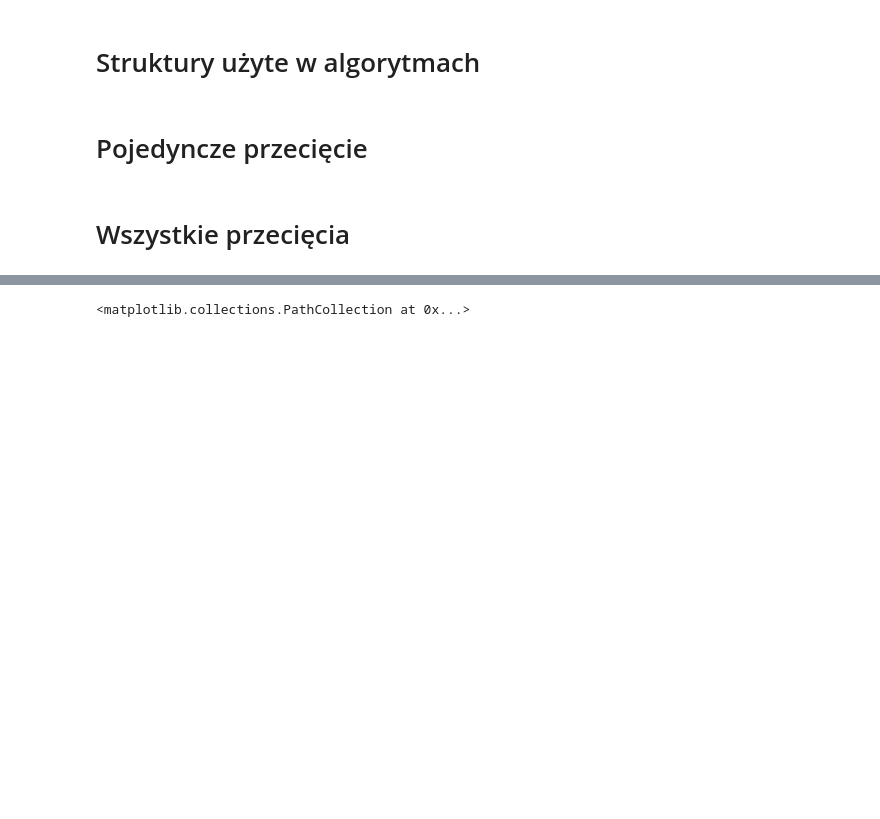
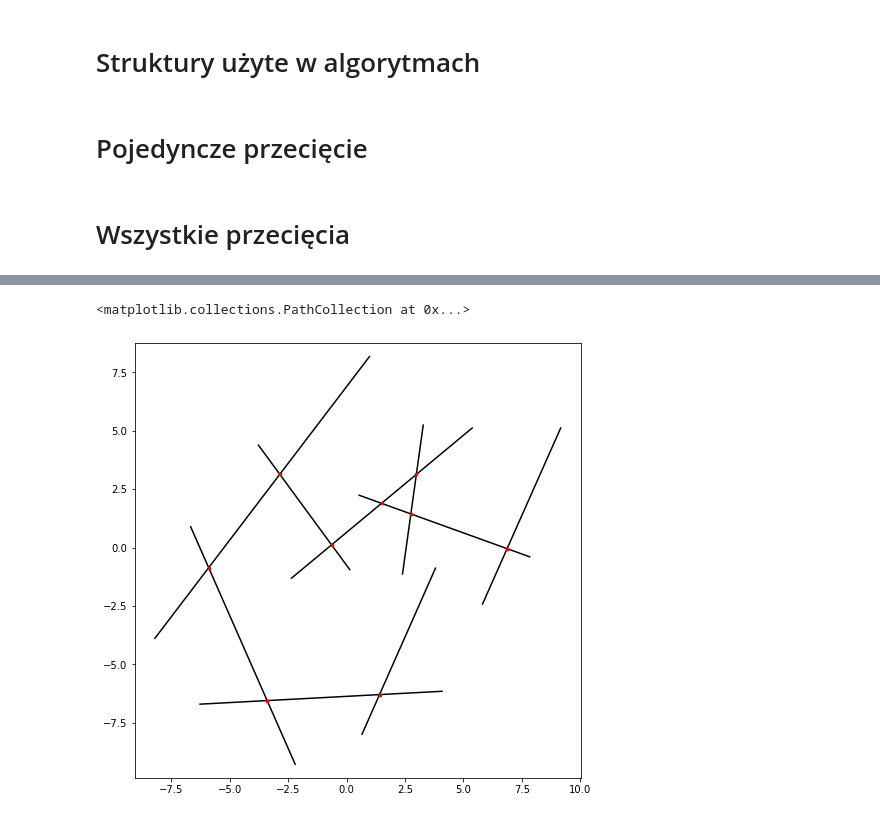
Before and after one commit to anuar2k/AGeom-2020, a Jupyter notebook: geom_lab4.ipynb, the cells around one changed output, grey strips where cells are left out. Cells and saved outputs as stored; diff of their text form; code cells hidden in the pictures; blank space fills up the shorter version.

```diff
--- a/geom_lab4.ipynb
+++ b/geom_lab4.ipynb
@@ -424,5 +588,5 @@ def findIntersections(segments):
 # %%
-segments = readFromCsv("file.csv")
+segments = readFromCsv("basictest.csv")
 
 points = [res[0] for res in findIntersections(segments)]
 
@@ -439 +601,2 @@ plt.scatter(xPoints, yPoints, color="red", s=7, zorder=3)
 <matplotlib.collections.PathCollection at 0x...>
+[figure, added]
```
Also changed, not shown: parts of 5 cells of this notebook, 2 other files.
